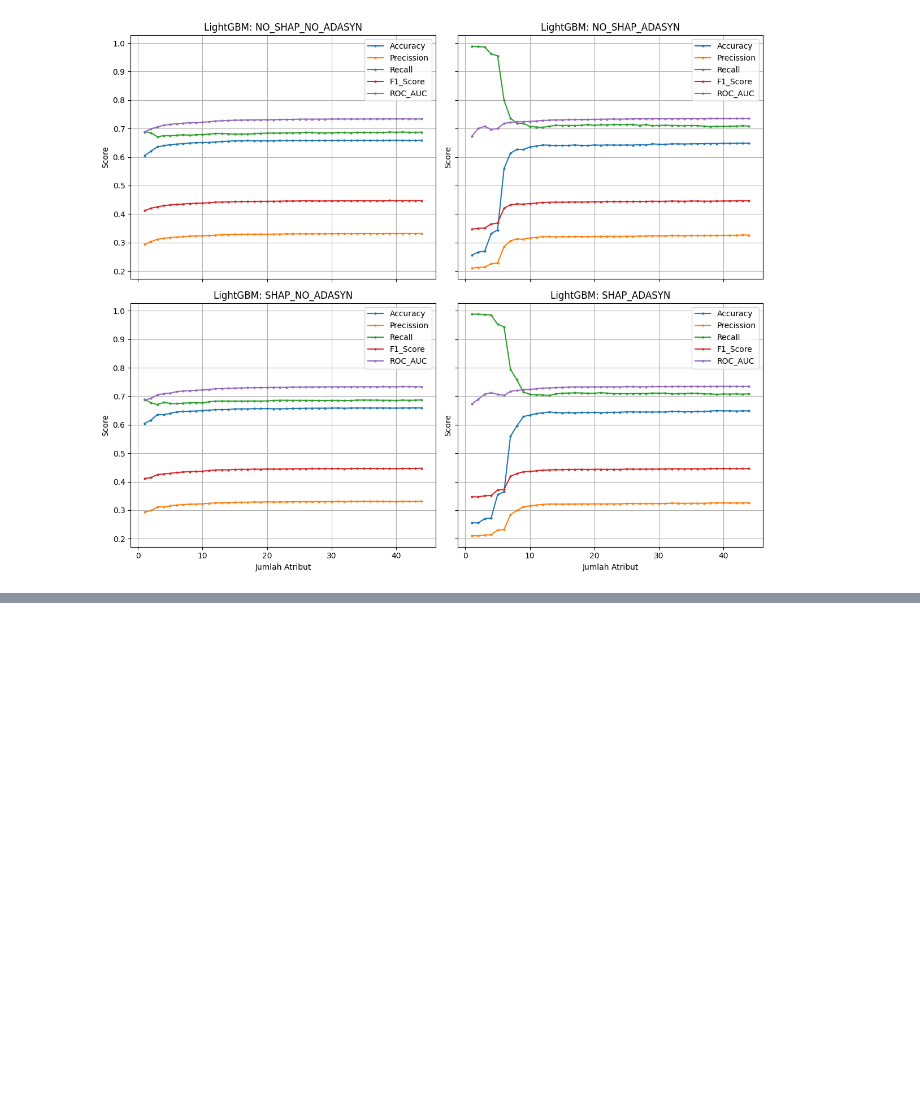
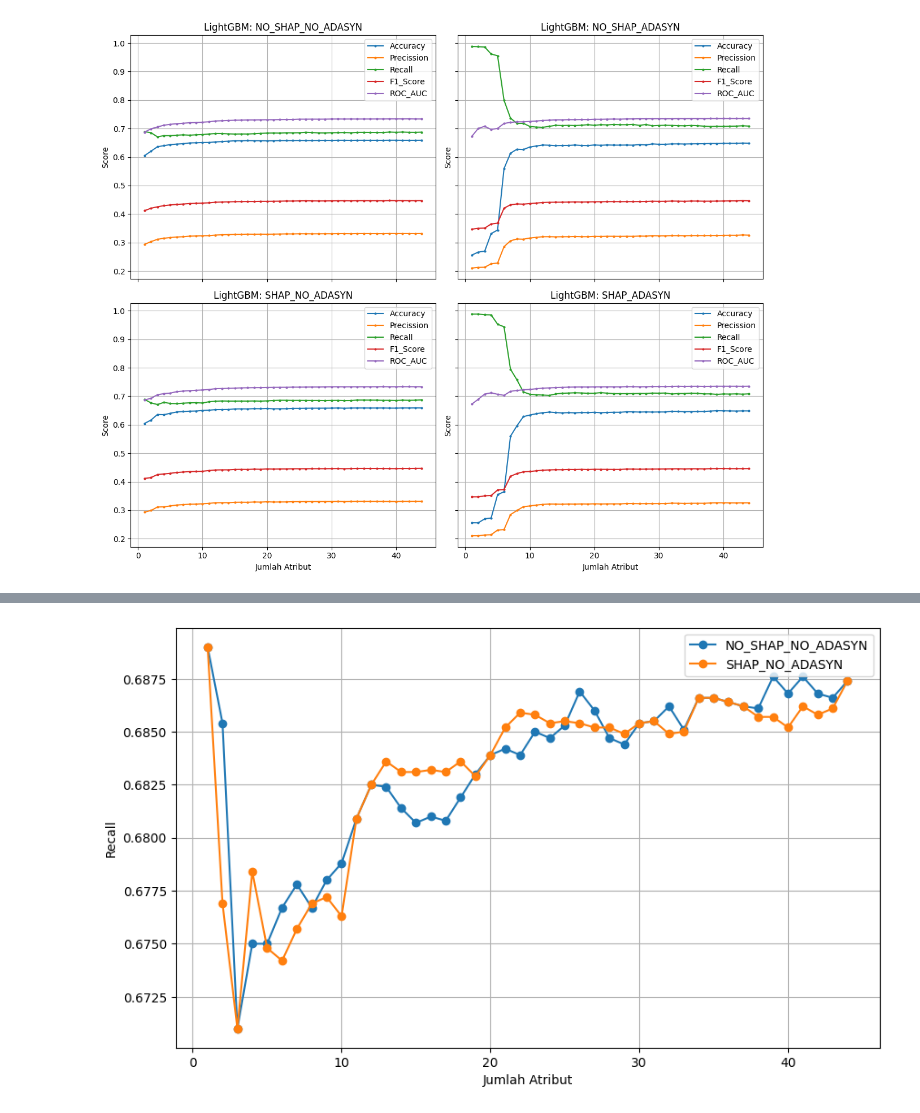
Before and after one commit to irfanbudianto/Feature_Importance, a Jupyter notebook: Feature_Importance_LightGBM.ipynb, the cells around one changed output, grey strips where cells are left out. Saved outputs shown, nothing was run; the diff lists cells and outputs as text; code cells hidden in the pictures; blank space fills up the shorter version.

```diff
--- a/Feature_Importance_LightGBM.ipynb
+++ b/Feature_Importance_LightGBM.ipynb
@@ -791,0 +797,4 @@ plt.show()
+# %%
+perbandingan_att('NO_SHAP_NO_ADASYN', 'SHAP_NO_ADASYN', 'Recall')
+# %% [output]
+[figure, added]
```
Also changed, not shown: parts of 6 cells of this notebook.
